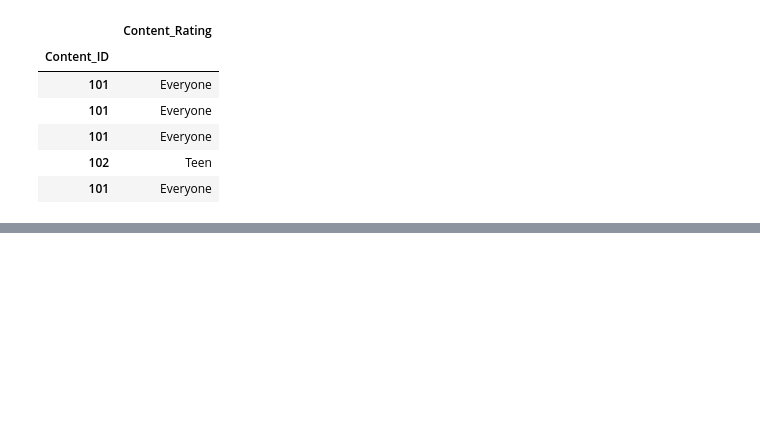
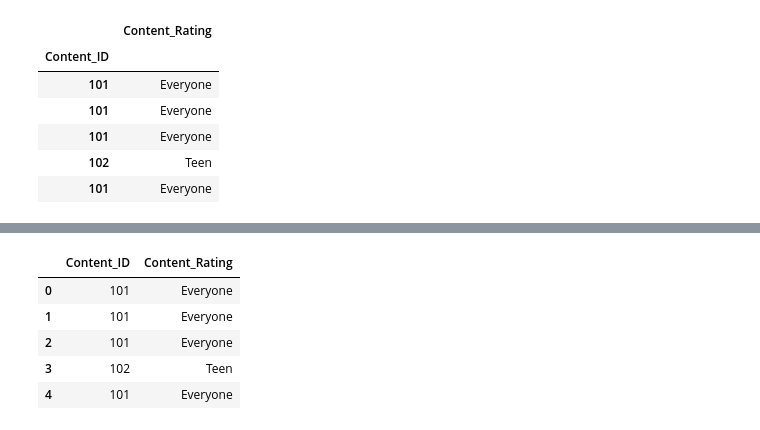
Before and after one commit to CC-Sev/RDP-Reading-Data-with-Python-and-Pandas-master, a Jupyter notebook: unit-1-reading-data-with-python-and-pandas/lesson-7-load-playstore-apps-excel-file-with-multiple-sheets/main.ipynb, the cells around one changed output, grey strips where cells are left out. Cells and saved outputs as stored; diff of their text form; code cells hidden in the pictures; blank space fills up the shorter version.

```diff
--- a/unit-1-reading-data-with-python-and-pandas/lesson-7-load-playstore-apps-excel-file-with-multiple-sheets/main.ipynb
+++ b/unit-1-reading-data-with-python-and-pandas/lesson-7-load-playstore-apps-excel-file-with-multiple-sheets/main.ipynb
@@ -135,0 +148,11 @@ cont_rate.head()
+# %%
+cont_df = pd.read_excel('files/playstore.xlsx',
+                        sheet_name='Content_ID')
+cont_df.head()
+# %% [output]
+|  | Content_ID | Content_Rating |
+| 0 | 101 | Everyone |
+| 1 | 101 | Everyone |
+| 2 | 101 | Everyone |
+| 3 | 102 | Teen |
+| 4 | 101 | Everyone |
```
Also changed, not shown: parts of 3 cells of this notebook, 2 other files.
